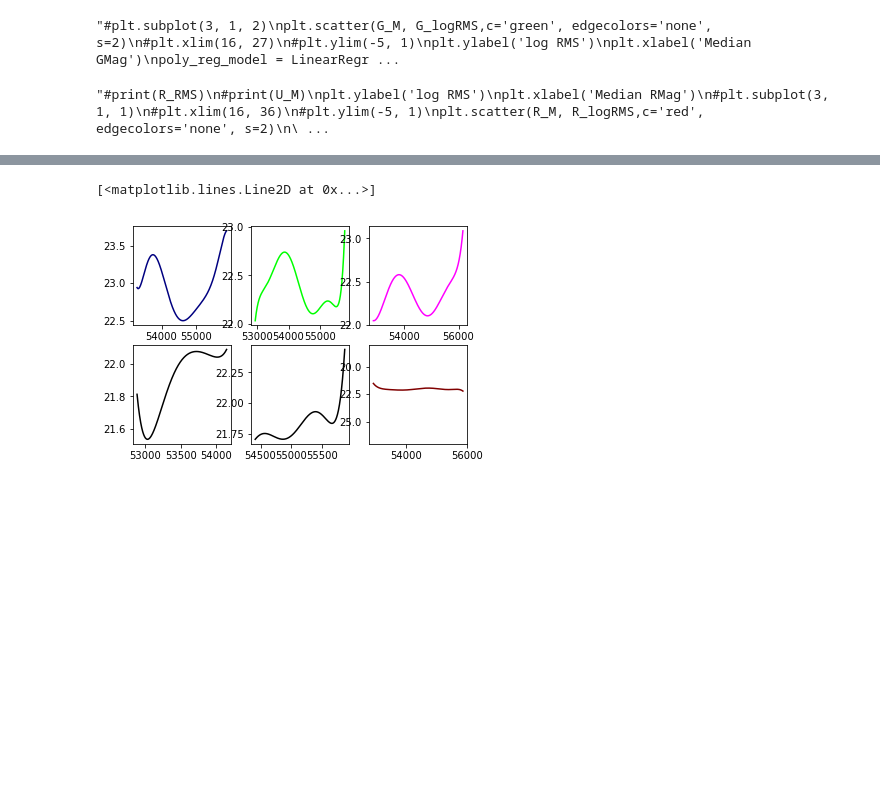
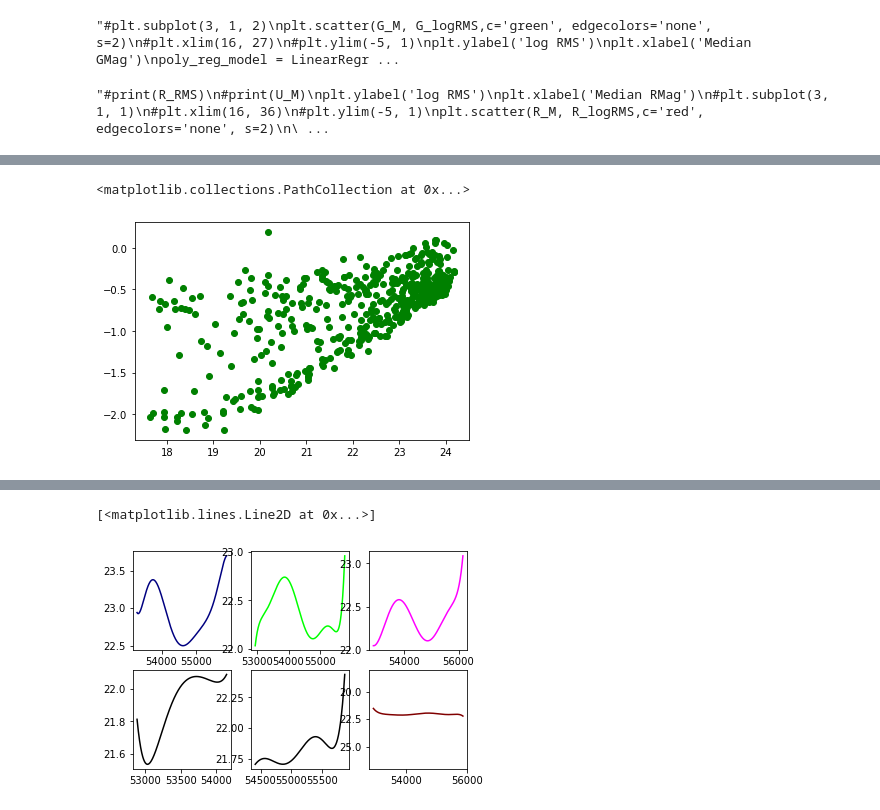
Before and after one commit to arjunshriv/Science-Internsip-Program-, a Jupyter notebook: SIP_RMS_AND_MOVING_MEDIAN.ipynb, the cells around one changed output, grey strips where cells are left out. Drawn from its saved outputs; the diff is of its cells as text; code cells hidden in the pictures; blank space fills up the shorter version.

```diff
--- a/SIP_RMS_AND_MOVING_MEDIAN.ipynb
+++ b/SIP_RMS_AND_MOVING_MEDIAN.ipynb
@@ -734,0 +775,5 @@ df
+# %%
+plt.scatter(G_M,G_logRMS, c = 'g')
+# %% [output]
+<matplotlib.collections.PathCollection at 0x...>
+[figure, added]
```
Also changed, not shown: parts of 7 cells of this notebook.
